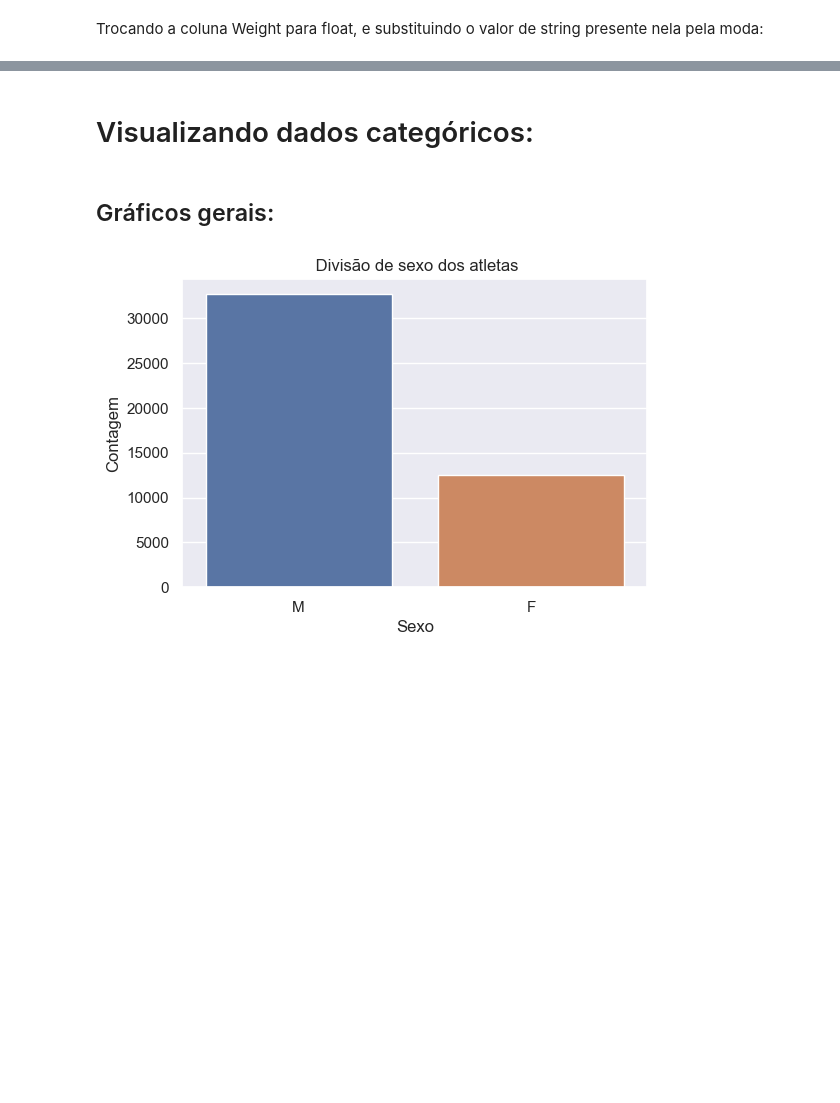
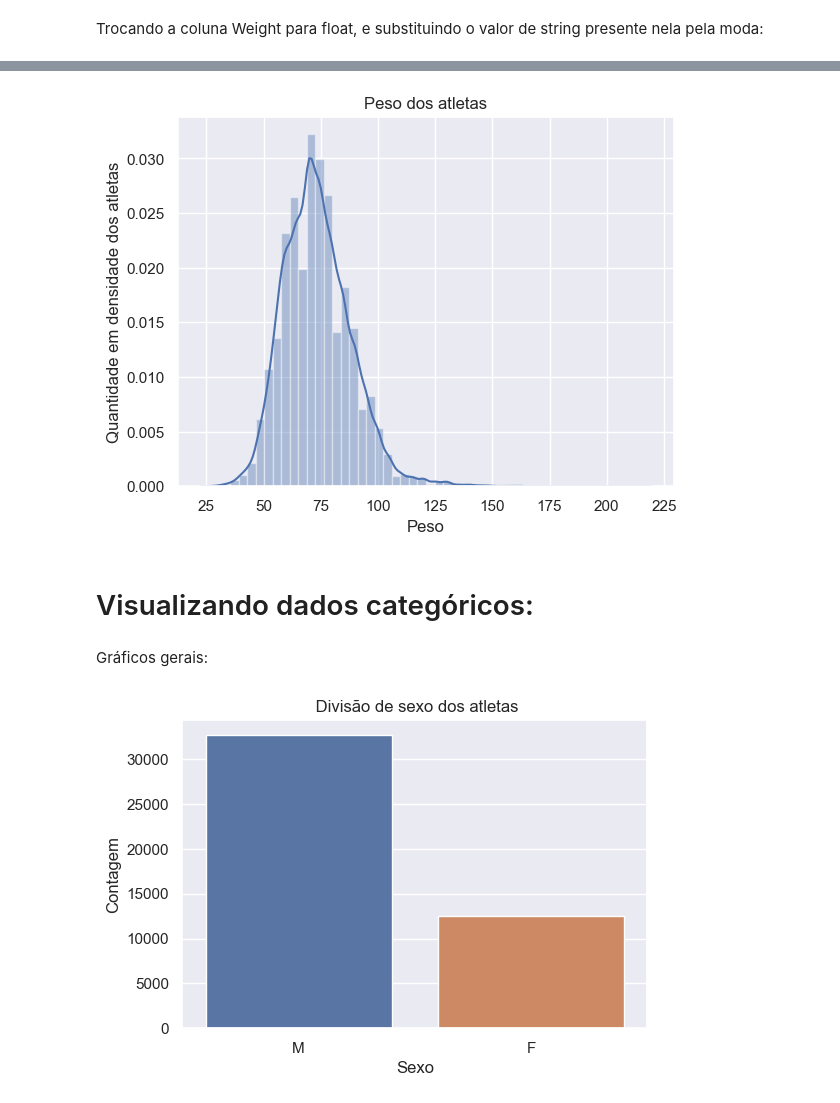
Before and after one commit to dnlfrozi/Projetinho-de-Limpeza, a Jupyter notebook: analíse.ipynb, the cells around one changed output, grey strips where cells are left out. Cells and saved outputs as stored; diff of their text form; code cells hidden in the pictures; blank space fills up the shorter version.

```diff
--- a/analíse.ipynb
+++ b/analíse.ipynb
@@ -121,7 +168,15 @@ df_oly['Weight']= pd.to_numeric(df_oly["Weight"], downcast='float')
+# %%
+sns.distplot(df_oly["Weight"].dropna())
+plt.title("Peso dos atletas")
+plt.ylabel("Quantidade em densidade dos atletas")
+plt.xlabel("Peso")
+plt.show()
+# %% [output]
+[figure, added]
 # %% [markdown]
 # Visualizando dados categóricos:
-# %% [markdown]
-## Gráficos gerais:
+# %% [markdown]
+Gráficos gerais:
 # %%
 plt.figure(figsize= (6, 4))
 sns.set_theme(style='darkgrid')
```
Also changed, not shown: parts of 30 cells of this notebook.
